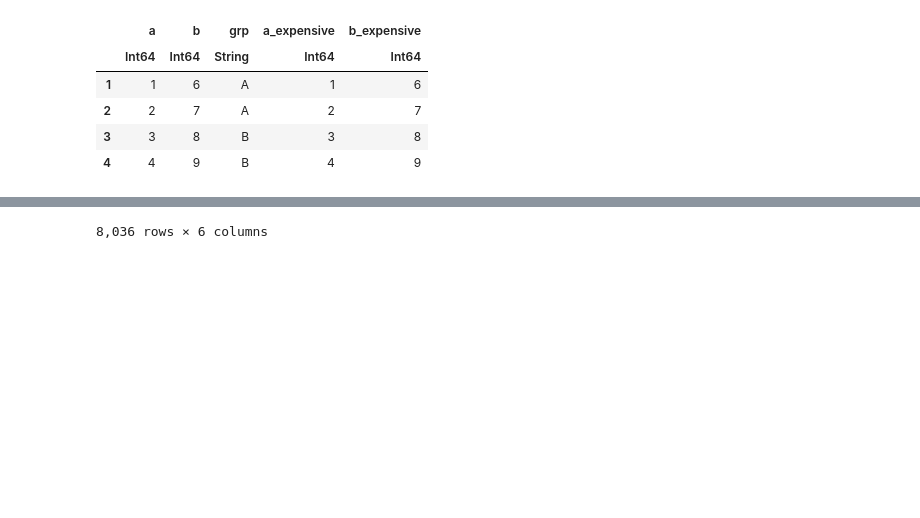
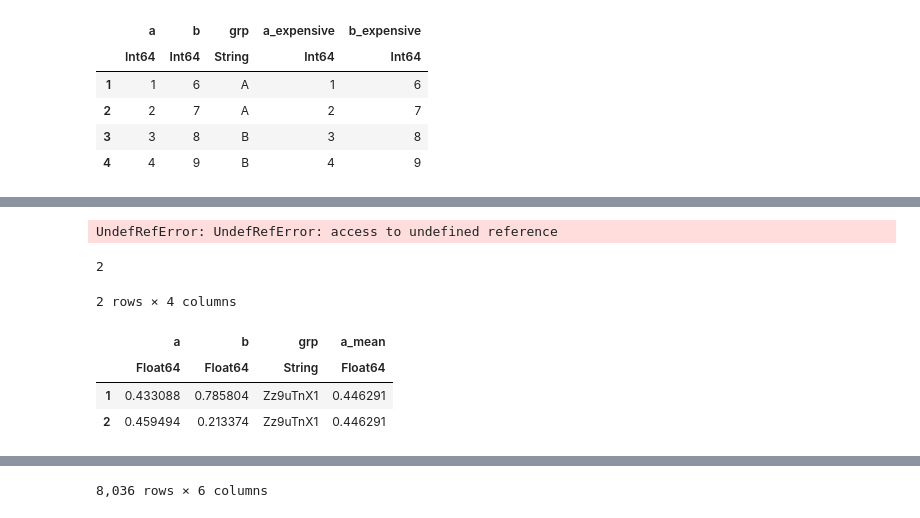
Before and after one commit to marketneutral/misc_research, a Jupyter notebook: julia_learning/dataframe_recipes.ipynb, the cells around one changed output, grey strips where cells are left out. Saved outputs shown, nothing was run; the diff lists cells and outputs as text; code cells hidden in the pictures; blank space fills up the shorter version.

```diff
--- a/julia_learning/dataframe_recipes.ipynb
+++ b/julia_learning/dataframe_recipes.ipynb
@@ -245,0 +393,30 @@ insertcols!(df, (col_names_vector .=> new_cols)..., copycols=false)
+# %%
+function ptransform(gdf::GroupedDataFrame, args...)
+    groups_ = Vector{Any}(undef, length(gdf))
+    @threads for i in length(gdf)
+        groups_[i] = transform(gdf[i], args...)
+    end
+    return reduce(vcat, groups_)
+end
+
+@time begin
+    a = @pipe df |>
+        groupby(_, :grp) |>
+        ptransform(_,
+            [c => (x->expensive(x)) => Symbol("$c"*"_expensive") for c in [:a, :b]]
+        )
+end
+# %% [output]
+UndefRefError: UndefRefError: access to undefined reference
+# %%
+flag = true
+# %% [output]
+2
+# %%
+transform(gdf[1], :a => mean)
+# %% [output]
+2 rows × 4 columns
+|  | a | b | grp | a_mean |
+|  | Float64 | Float64 | String | Float64 |
+| 1 | 0.433088 | 0.785804 | Zz9uTnX1 | 0.446291 |
+| 2 | 0.459494 | 0.213374 | Zz9uTnX1 | 0.446291 |
```
Also changed, not shown: parts of 22 cells of this notebook, 2 other files.
